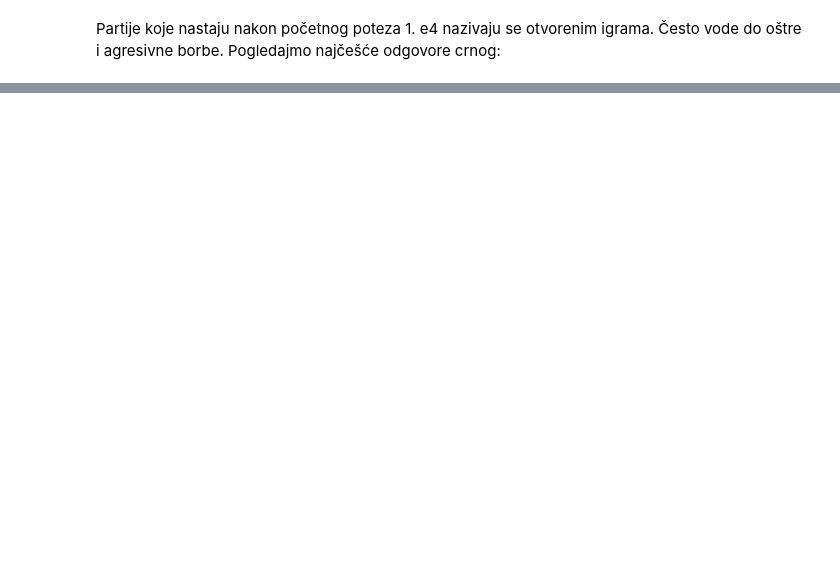
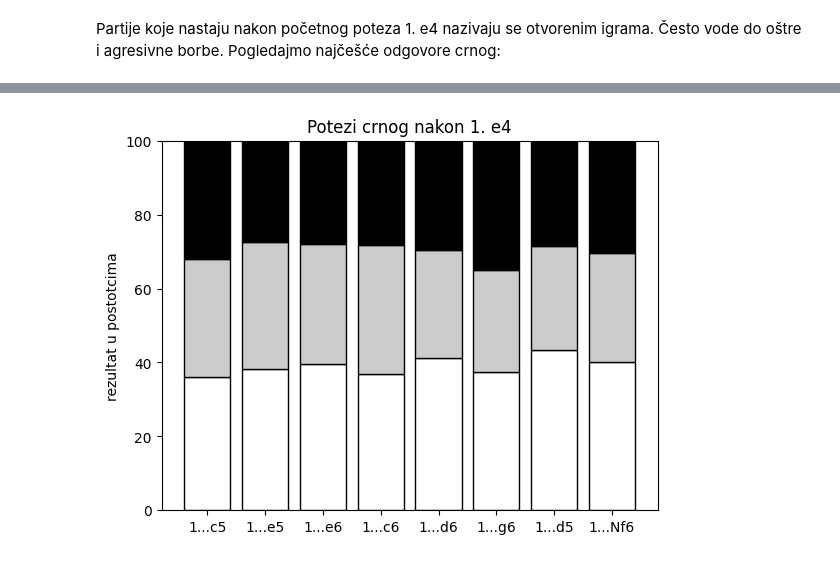
Before and after one commit to ring-bearer/ms, a Jupyter notebook: sah.ipynb, the cells around one changed output, grey strips where cells are left out. Cells and saved outputs as stored; diff of their text form; code cells hidden in the pictures; blank space fills up the shorter version.

```diff
--- a/sah.ipynb
+++ b/sah.ipynb
@@ -159,0 +215,23 @@ e4.head(5)
+# %%
+fig, ax = plt.subplots()
+head=e4.head(8)
+
+ax.set(ylim=(0, 100))
+
+rezultat = {'bijeli': head['bijeli dobiva'],
+            'remi': head['remi'],
+            'crni': head['crni dobiva']}
+colors = ['1', '0.8', '0']
+
+bottom = np.zeros(8)
+i=0
+for boolean, rez in rezultat.items():
+    bar = ax.bar(head['potez'], rez, label=boolean, bottom=bottom, color=colors[i], edgecolor='black')
+    bottom += rez
+    i+=1
+ax.set_ylabel('rezultat u postotcima')
+ax.set_title('Potezi crnog nakon 1. e4')
+
+plt.show()
+# %% [output]
+[figure, added]
```
Also changed, not shown: parts of 13 cells of this notebook.
